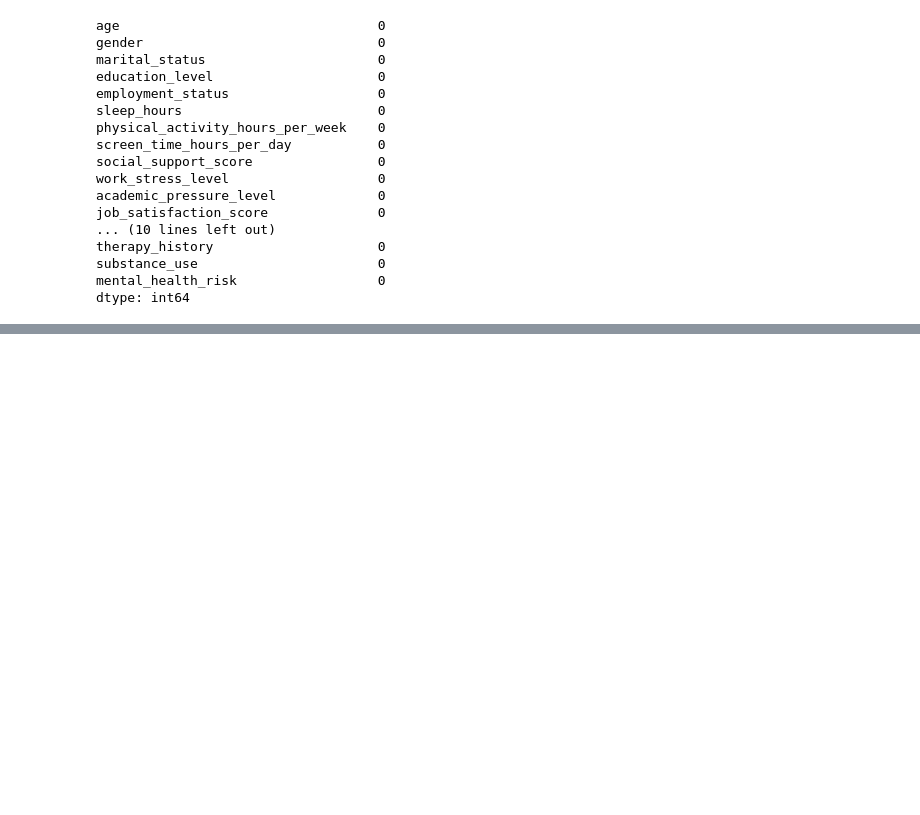
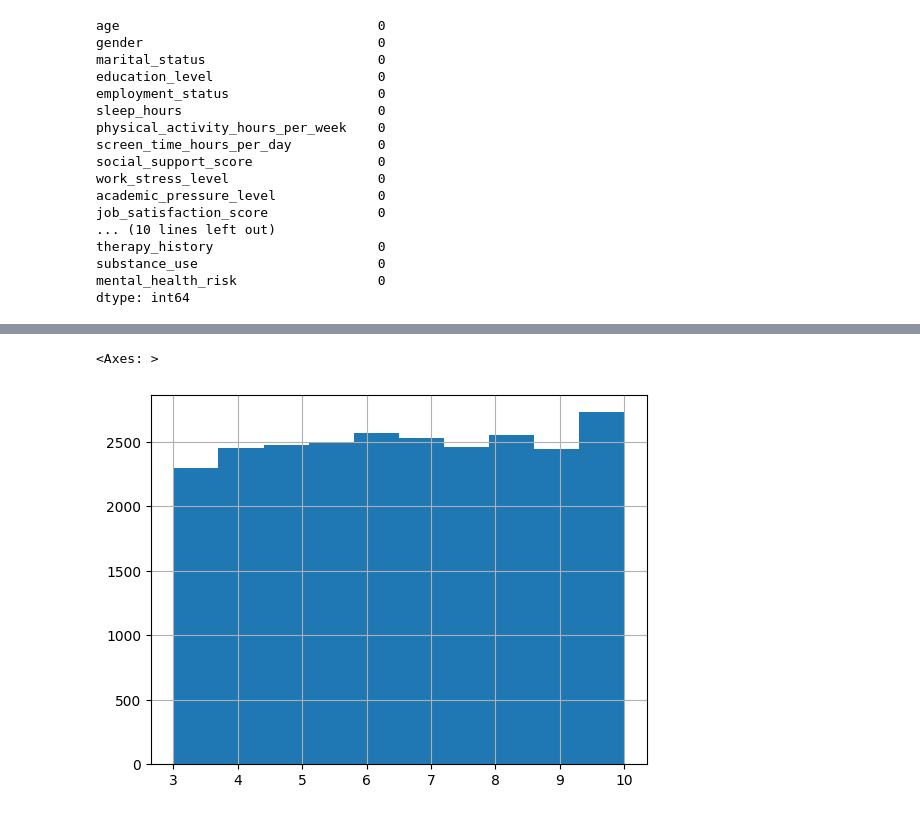
Before and after one commit to JaysonC41/mental_health_risks, a Jupyter notebook: mental_health_risks.ipynb, the cells around one changed output, grey strips where cells are left out. Cells and saved outputs as stored; diff of their text form; code cells hidden in the pictures; blank space fills up the shorter version.

Commit message:
Begain EDA with visualizations

```diff
--- a/mental_health_risks.ipynb
+++ b/mental_health_risks.ipynb
@@ -100,0 +155,5 @@ Index(['age', 'gender', 'marital_status', 'education_level',
+# %%
+df['sleep_hours'].hist(bins=10)
+# %% [output]
+<Axes: >
+[figure, added]
```
Also changed, not shown: parts of 18 cells of this notebook.
